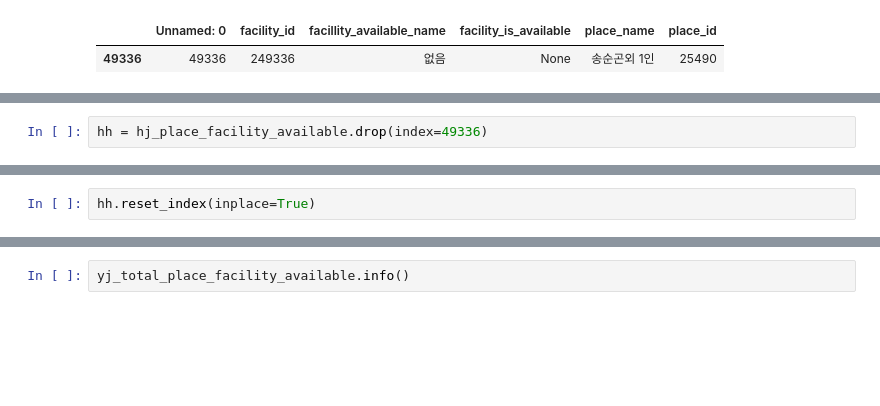
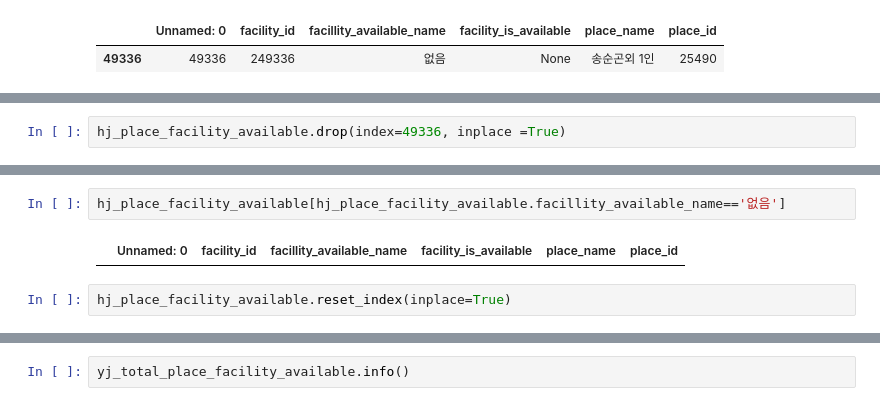
Before and after one commit to BigDataCampus/fresh, a Jupyter notebook: DataMakefile.ipynb, the cells around one changed output, grey strips where cells are left out. Drawn from its saved outputs; the diff is of its cells as text; blank space fills up the shorter version.

```diff
--- a/DataMakefile.ipynb
+++ b/DataMakefile.ipynb
@@ -520,2 +615,2 @@ hj_place_facility_available[hj_place_facility_available.facillity_available_name
 # %%
-hh = hj_place_facility_available.drop(index=49336)
+hj_place_facility_available.drop(index=49336, inplace =True)
@@ -524,3 +627,7 @@ hh = hh.drop(index=49335)
+# %%
+hj_place_facility_available[hj_place_facility_available.facillity_available_name=='없음']
+# %% [output]
+|  | Unnamed: 0 | facility_id | facillity_available_name | facility_is_available | place_name | place_id |
 # %%
-hh.reset_index(inplace=True)
+hj_place_facility_available.reset_index(inplace=True)
 # %%
```
Also changed, not shown: parts of 37 cells of this notebook, 5 other files.
